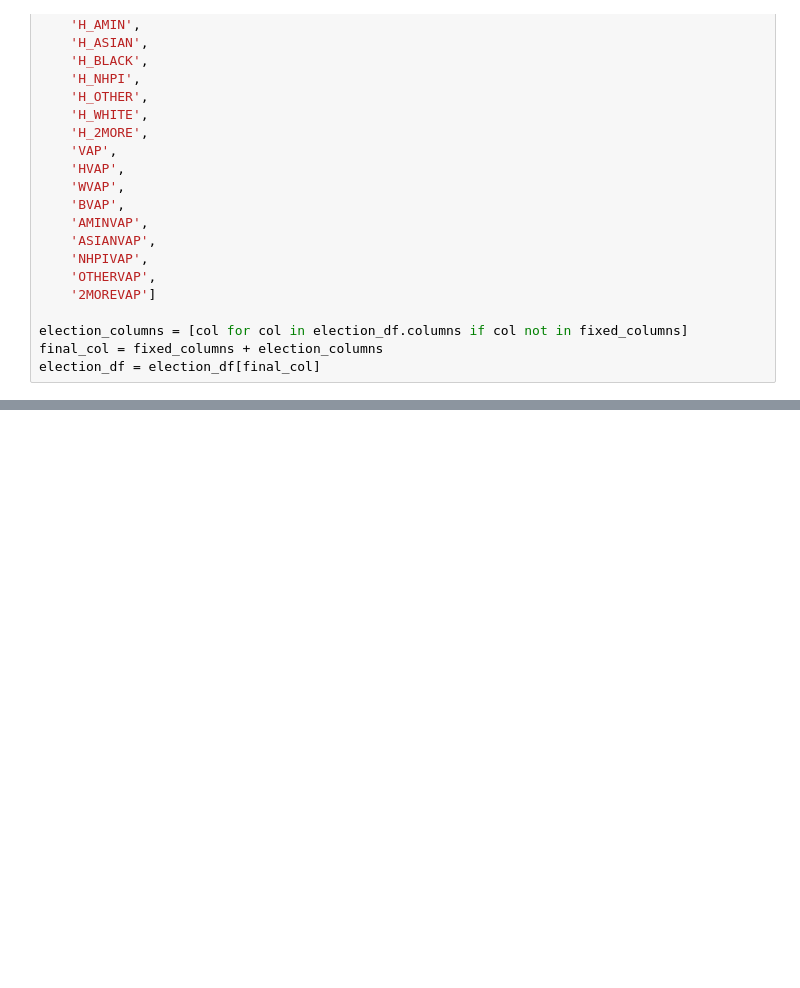
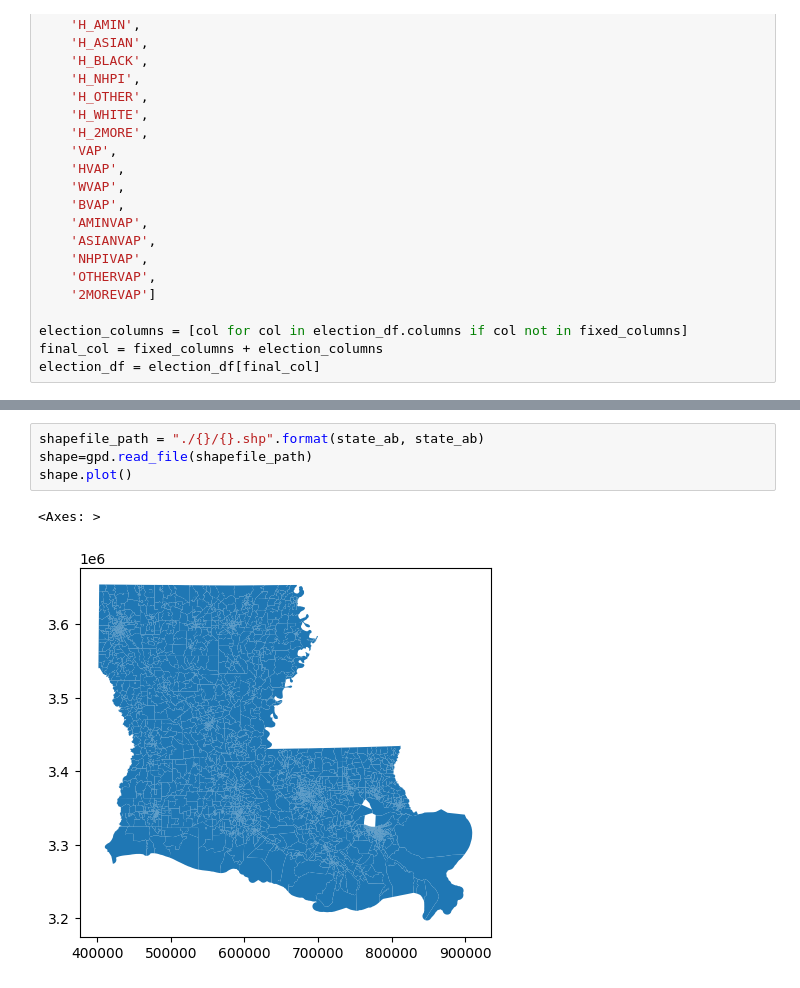
Before and after one commit to eveomett-states/Louisiana, a Jupyter notebook: la.ipynb, the cells around one changed output, grey strips where cells are left out. Cells and saved outputs as stored; diff of their text form; blank space fills up the shorter version.

```diff
--- a/la.ipynb
+++ b/la.ipynb
@@ -408,0 +490,7 @@ graph.to_json("./{}/{}.json".format(state_ab, state_ab))
+# %%
+shapefile_path = "./{}/{}.shp".format(state_ab, state_ab)
+shape=gpd.read_file(shapefile_path)
+shape.plot()
+# %% [output]
+<Axes: >
+[figure, added]
```
Also changed, not shown: parts of 32 cells of this notebook, 1 other file.
